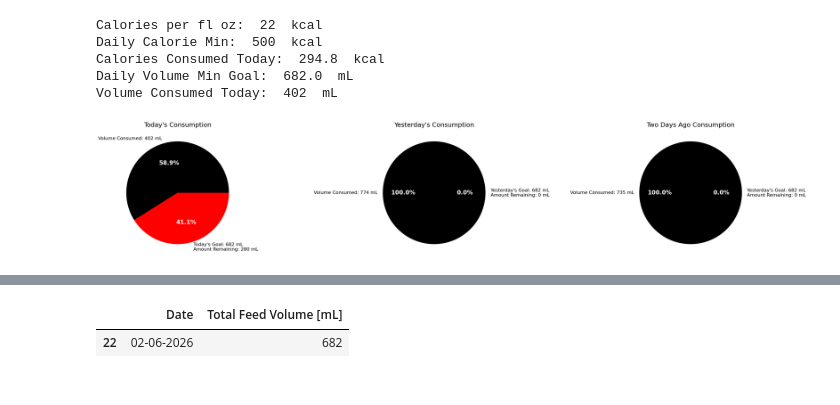
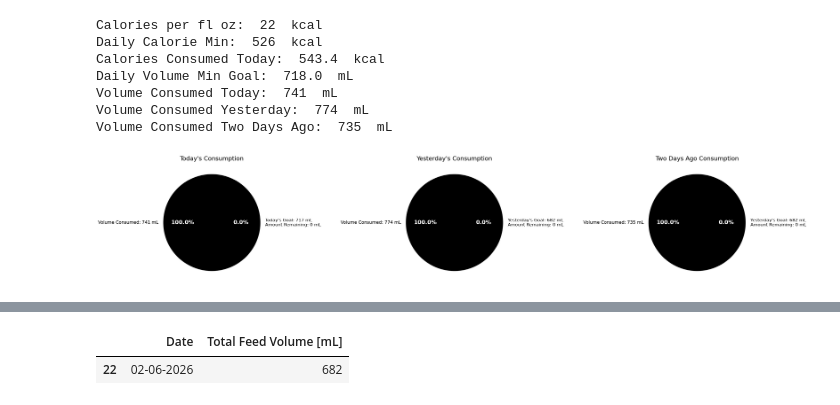
Before and after one commit to Juniper82/Theos-Feeding, a Jupyter notebook: Theo_Feeds.ipynb, the cells around one changed output, grey strips where cells are left out. Drawn from its saved outputs; the diff is of its cells as text; code cells hidden in the pictures.

```diff
--- a/Theo_Feeds.ipynb
+++ b/Theo_Feeds.ipynb
@@ -20,14 +20,14 @@ df['datetime_col'] = pd.to_datetime(df['Date'] + ' ' + df['Military_Time'])
 
 # Formula Feed Data
 caloriesPerOz = 22
-calGoal = 500
+calGoal = 526
 volumeGoal = np.ceil(calGoal/caloriesPerOz*30)
 
 # Prepare Today's Data
 today = datetime.today().strftime('%m-%d-%Y')
 todaysData = df.loc[df.Date == today]
 todaysConsum = sum(todaysData['Volume [mL]'])
-todaysGoal = 682
+todaysGoal = 717
 caloriesConsum = todaysConsum/30*caloriesPerOz
 
 print("Calories per fl oz: ",caloriesPerOz," kcal")
@@ -59,7 +59,7 @@ else:
 
 yesterdaysData=[yesterdaysConsum , yesterRemanFood]
 yesterdaysLabels = ['Volume Consumed: '+str(yesterdaysConsum)+' mL',"Yesterday's Goal: "+str(yesterdaysGoal)+' mL\nAmount Remaining: '+str(yesterRemanFood)+' mL']
-
+print("Volume Consumed Yesterday: ",yesterdaysConsum," mL")
 # Prepare Data from Two Days Ago
 
 twoDaysAgo = date.today() - timedelta(days=2)
@@ -73,42 +73,44 @@ else:
     twoDaysAgoRemanFood = twoDaysAgoGoal-twoDaysAgoConsum
 twoDaysAgoData=[twoDaysAgoConsum , twoDaysAgoRemanFood]
 twoDaysAgoLabels = ['Volume Consumed: '+str(twoDaysAgoConsum)+' mL',"Yesterday's Goal: "+str(twoDaysAgoGoal)+' mL\nAmount Remaining: '+str(twoDaysAgoRemanFood)+' mL']
-
+print("Volume Consumed Two Days Ago: ",twoDaysAgoConsum," mL\n\n")
 # define colors to use
 colors = ['0','r']
 
 # Setup the Plot
 fig, (ax1, ax2, ax3) = plt.subplots(1,3,figsize=(45,8))
 _, _, autotexts=ax1.pie(todaysData, labels=todaysLabels, colors=colors, autopct='%.1f%%',textprops={'fontsize': 16})
 plt.setp(autotexts, **{'color':'white', 'weight':'bold', 'fontsize':20})
 ax1.set_title("Today's Consumption", fontdict={'fontsize': 22})
 _, _, autotexts=ax2.pie(yesterdaysData, labels=yesterdaysLabels, colors=colors, autopct='%.1f%%',textprops={'fontsize': 16})
 plt.setp(autotexts, **{'color':'white', 'weight':'bold', 'fontsize':20})
 ax2.set_title("Yesterday's Consumption", fontdict={'fontsize': 22})
 
 _, _, autotexts=ax3.pie(twoDaysAgoData, labels=twoDaysAgoLabels, colors=colors, autopct='%.1f%%',textprops={'fontsize': 16})
 plt.setp(autotexts, **{'color':'white', 'weight':'bold', 'fontsize':20})
 ax3.set_title("Two Days Ago Consumption", fontdict={'fontsize': 22})
 
 # for autotext in autotexts:
 #     autotext.set_color('white')
 plt.show()
 
 # df3 = df.tail(7)
 # runningFeed = sum(df3['Volume [mL]'])
 # totalRunningOffered = sum(df3['Total Feed Volume [mL]'])
 # twentyFourHR = runningFeed/682*100
 #print("24hr Consumption: ",round(twentyFourHR,2),"%\n",sep='')
 #print(df3)
 #Calculate Averages
 # df.loc[df['Food']=='AR (22 cal)'].mean(axis=0, skipna=True, numeric_only=True)
 # %% [output]
 Calories per fl oz:  22  kcal
-Daily Calorie Min:  500  kcal
-Calories Consumed Today:  294.8  kcal
-Daily Volume Min Goal:  682.0  mL
-Volume Consumed Today:  402  mL
+Daily Calorie Min:  526  kcal
+Calories Consumed Today:  543.4  kcal
+Daily Volume Min Goal:  718.0  mL
+Volume Consumed Today:  741  mL
+Volume Consumed Yesterday:  774  mL
+Volume Consumed Two Days Ago:  735  mL
-[figure, old version]
+[figure, new version]
 # %%
 df.loc[df['Date'] == today]
 # %% [output]
```
Also changed, not shown: parts of 6 cells of this notebook, 1 other file.
